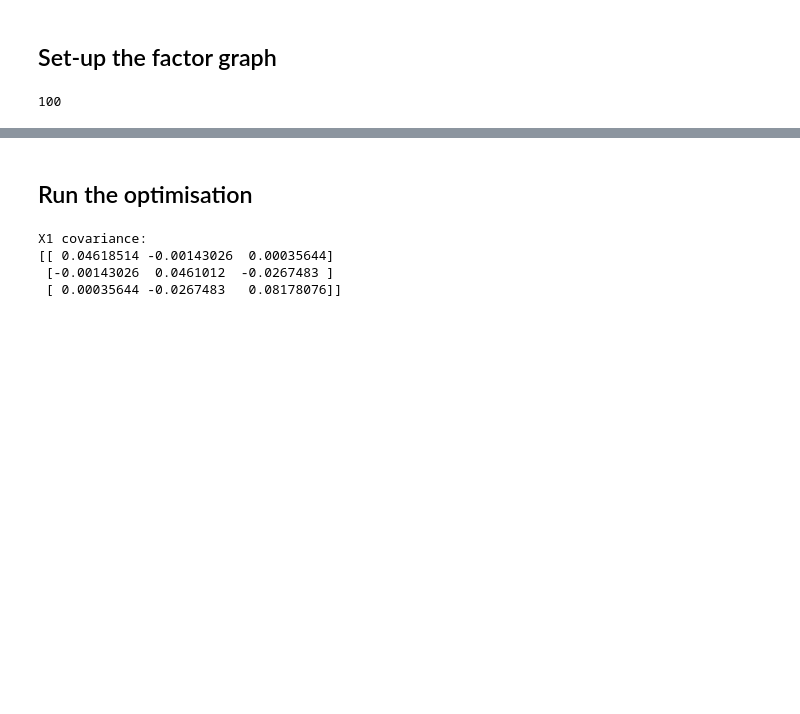
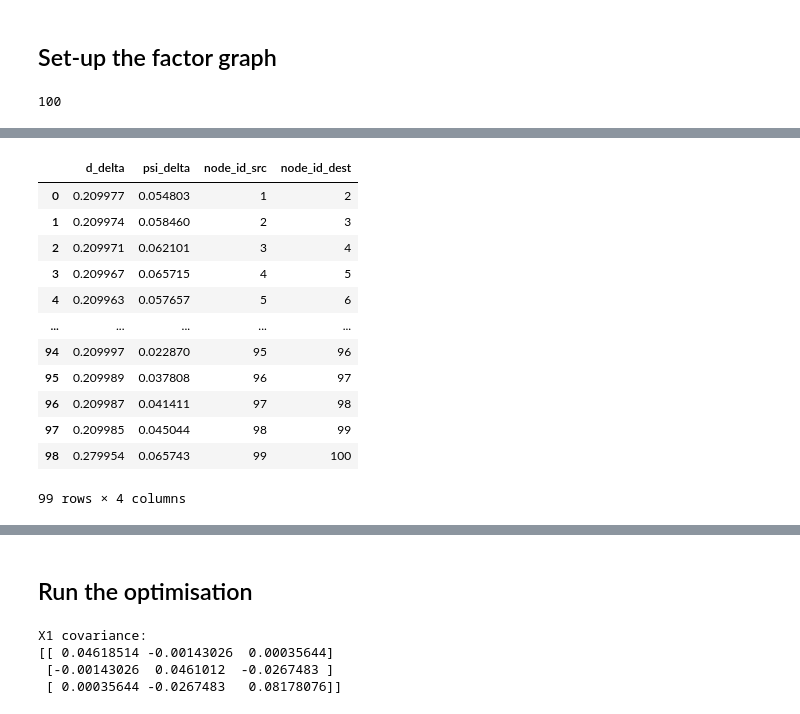
Before and after one commit to christianausb/vehicleControl, a Jupyter notebook: landmark_tracking.ipynb, the cells around one changed output, grey strips where cells are left out. Cells and saved outputs as stored; diff of their text form; code cells hidden in the pictures; blank space fills up the shorter version.

```diff
--- a/landmark_tracking.ipynb
+++ b/landmark_tracking.ipynb
@@ -137,0 +173,18 @@ landmarks_by_id
+# %%
+pdf_odometry_measurements["node_id_src"]  = pdf_odometry_measurements.index + 1
+pdf_odometry_measurements["node_id_dest"] = pdf_odometry_measurements.index + 2
+pdf_odometry_measurements
+# %% [output]
+|  | d_delta | psi_delta | node_id_src | node_id_dest |
+| 0 | 0.209977 | 0.054803 | 1 | 2 |
+| 1 | 0.209974 | 0.058460 | 2 | 3 |
+| 2 | 0.209971 | 0.062101 | 3 | 4 |
+| 3 | 0.209967 | 0.065715 | 4 | 5 |
+| 4 | 0.209963 | 0.057657 | 5 | 6 |
+| ... | ... | ... | ... | ... |
+| 94 | 0.209997 | 0.022870 | 95 | 96 |
+| 95 | 0.209989 | 0.037808 | 96 | 97 |
+| 96 | 0.209987 | 0.041411 | 97 | 98 |
+| 97 | 0.209985 | 0.045044 | 98 | 99 |
+| 98 | 0.279954 | 0.065743 | 99 | 100 |
+99 rows × 4 columns
```
Also changed, not shown: parts of 11 cells of this notebook, 1 other file.
